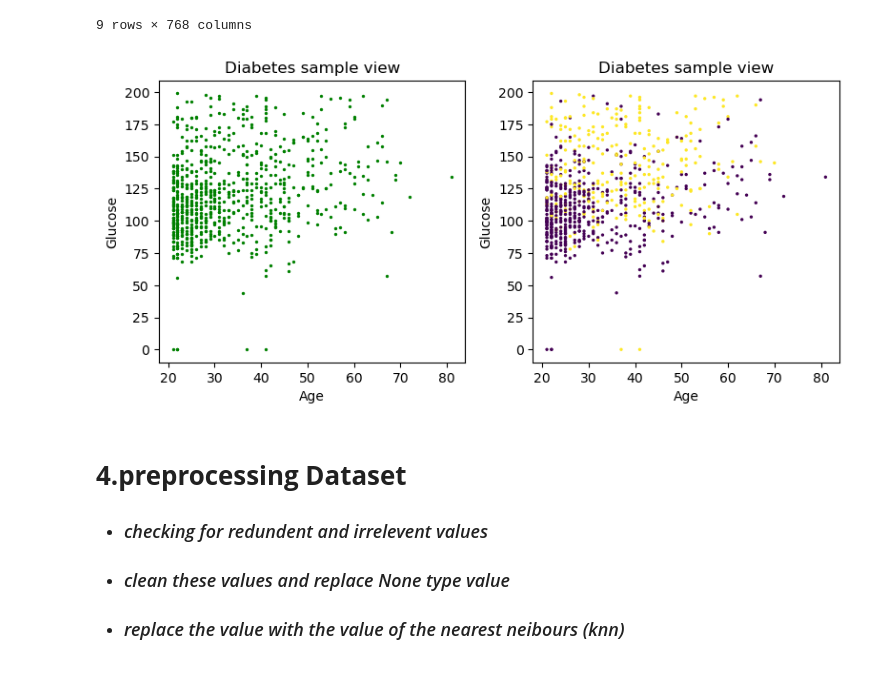
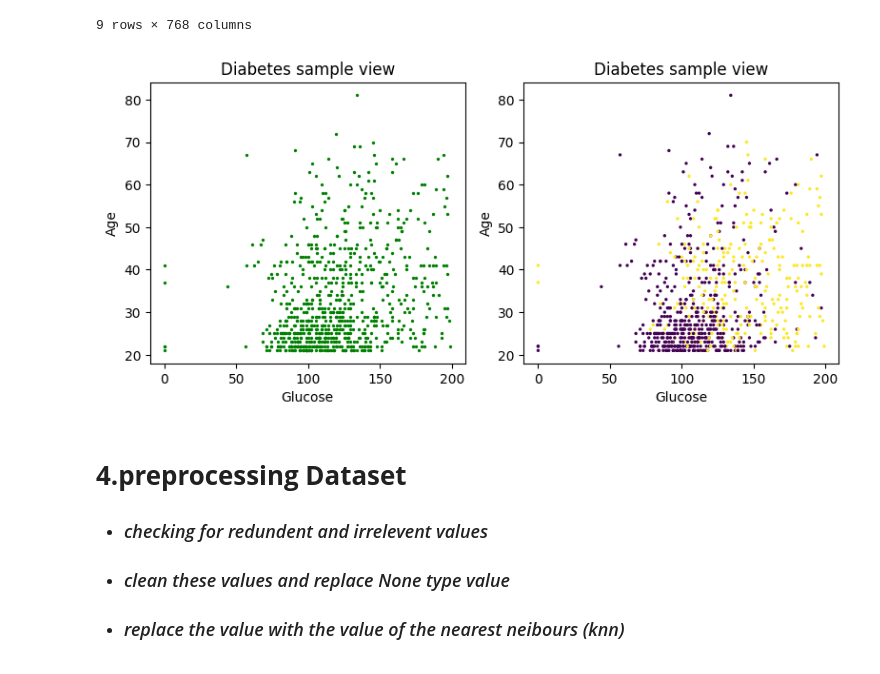
Before and after one commit to Mehdialmoo/Data_Mining_and_Data_Analytics, a Jupyter notebook: AssignmentDiabetiesData.ipynb, the cells around one changed output. Drawn from its saved outputs; the diff is of its cells as text; code cells hidden in the pictures.

```diff
--- a/AssignmentDiabetiesData.ipynb
+++ b/AssignmentDiabetiesData.ipynb
@@ -102,11 +128,11 @@ dataset.T
 9 rows × 768 columns
 # %%
 plt.subplot(2,2,1)
-show(title="Diabetes sample view", X= dataset.age, Y= dataset.glucose, label="green" ,xlabel="Age",ylabel="Glucose")
+show(title="Diabetes sample view", X= dataset.glucose, Y= dataset.age, label="green" ,xlabel="Glucose",ylabel="Age")
 plt.subplot(2,2,2)
-show(title="Diabetes sample view", X= dataset.age, Y= dataset.glucose, label=dataset.outcome ,xlabel="Age",ylabel="Glucose")
+show(title="Diabetes sample view", X= dataset.glucose, Y= dataset.age, label=dataset.outcome ,xlabel="Glucose",ylabel="Age")
 # %% [output]
-[figure, old version]
+[figure, new version]
 # %% [markdown]
 # **4.preprocessing Dataset**
 - ### *checking for redundent and irrelevent values*
```
Also changed, not shown: parts of 35 cells of this notebook, 2 other files.
